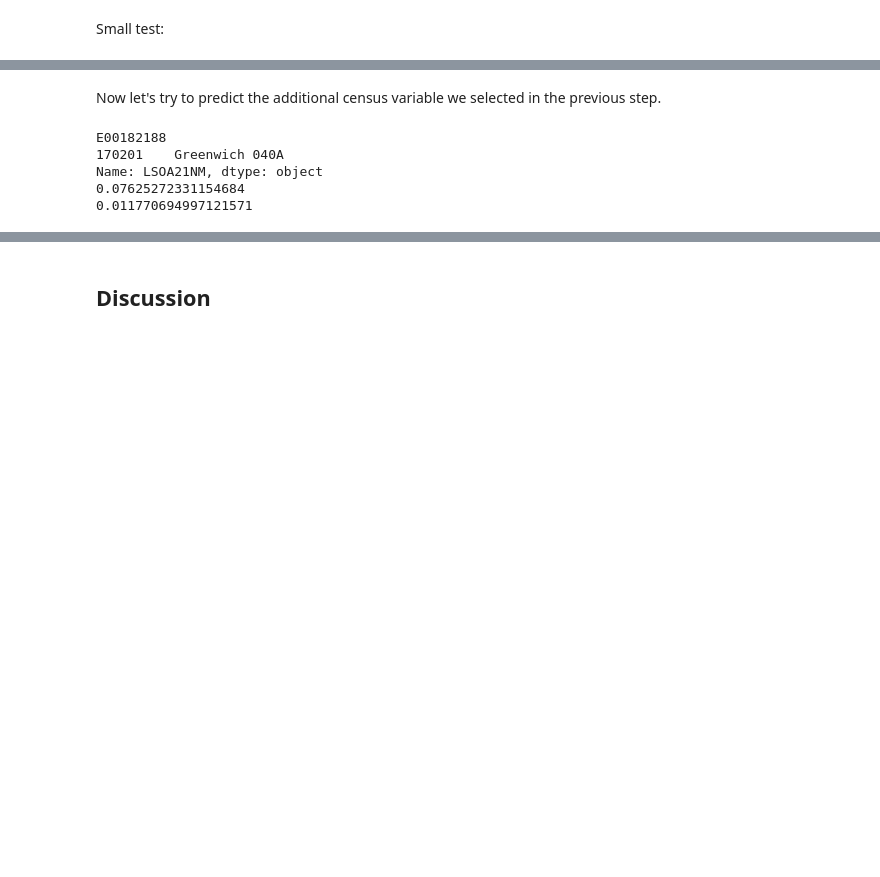
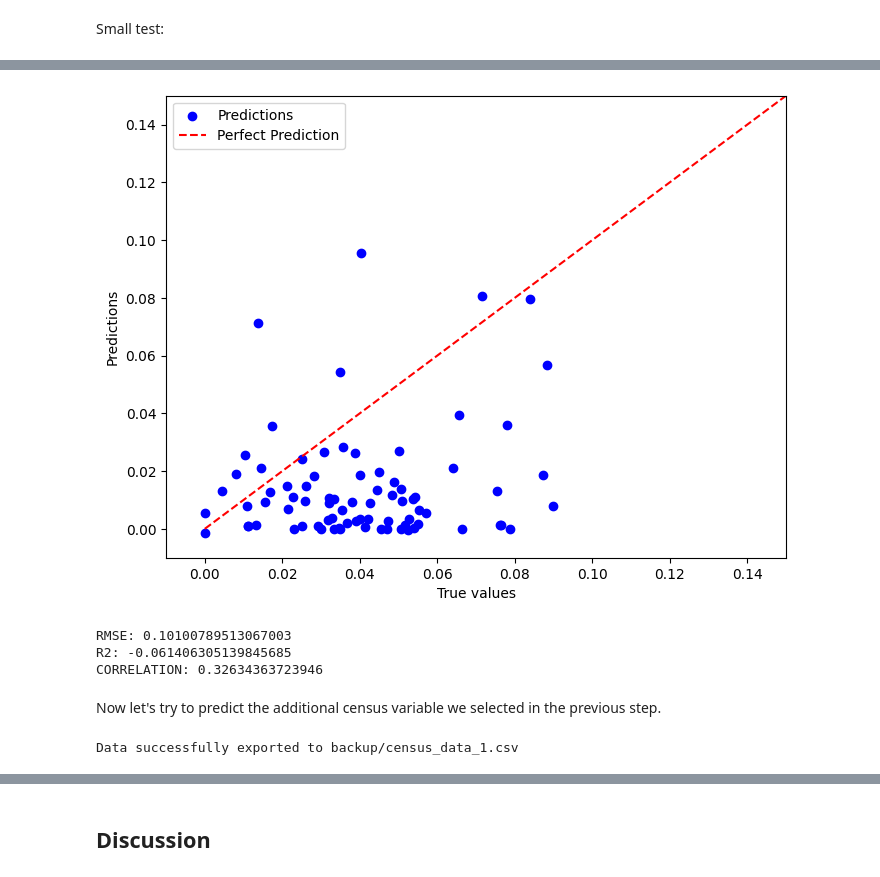
Before and after one commit to sdenyskov/sd995_ads_2024, a Jupyter notebook: notebooks/ads_course_assessment.ipynb, the cells around one changed output, grey strips where cells are left out. Cells and saved outputs as stored; diff of their text form; code cells hidden in the pictures; blank space fills up the shorter version.

```diff
--- a/notebooks/ads_course_assessment.ipynb
+++ b/notebooks/ads_course_assessment.ipynb
@@ -932,0 +1116,6 @@ This is not enough - it makes more sense to include all objects located in proxi
+# %%
+results_df = pd.DataFrame({'OA21CD': oa_data_gdf['OA21CD']})
+results_df.set_index('OA21CD', inplace=True)
+# %%
+oa_data_gdf['buffer'] = oa_data_gdf.geometry.buffer(1000)  # Buffer distance in meters (EPSG:27700 is metric) - create a 1km buffer around each output area
+oa_data_gdf.set_geometry('buffer', inplace=True)
@@ -1160,3 +1655,6 @@ def get_true_NSSEC_L15Prop(latitude: float, longitude: float) -> float:
+# %%
+fynesse.access.db_to_csv(conn, 'census_data_1', 'backup/census_data_1.csv')
+census_data_1_df = pd.read_csv('backup/census_data_1.csv')
 # %%
 def estimate_NSSEC_L15Prop(latitude: float, longitude: float) -> float:
     """
@@ -1215,6 +1714,9 @@ Now a bit more than that:
 import numpy as np
 import random
 # %%
+warnings.simplefilter(action='ignore', category=FutureWarning)
+warnings.simplefilter(action='ignore', category=RuntimeWarning)
+
 lat_min, lat_max = 51.3, 53.8
 lon_min, lon_max = -2.5, 1.5
 samples = 100
@@ -1223,24 +1725,17 @@ coords = [(random.uniform(lat_min, lat_max), random.uniform(lon_min, lon_max)) f
 trues = []
 preds = []
 
-selected_features = ['amenity_nearby', 'tourism_nearby', 'leisure_nearby',
-                     'cuisine_nearby', 'sport_nearby', 'shop_nearby',
-                     'religion_nearby', 'house_nearby', 'building_nearby']
-x = oa_data_gdf[selected_features].to_numpy()
-y = oa_data_gdf['NSSEC_L15Prop'].to_numpy()
-model = sm.OLS(y, x)
-results = model.fit()
+for i in range(samples):
 
-for i in range(samples):
-    oa21cd = OA21CD_by_coordinates(coords[i][0], coords[i][1])
-    true_val = get_true_NSSEC_L15Prop(coords[i][0], coords[i][1])
-    if oa21cd is not None:
-        x_pred = oa_data_gdf[oa_data_gdf['OA21CD'] == oa21cd][selected_features].to_numpy()
-        y_pred = results.get_prediction(x_pred).summary_frame(alpha=0.00)['mean']
-        preds.append(y_pred[0])
-        trues.append(true_val)
+    latitude = coords[i][0]
+    longitude = coords[i][1]
+    oa = oa_by_coordinates(latitude, longitude)
+    true_value = get_true_NSSEC_L15Prop(latitude, longitude)
 
-for i in range(len(trues)):
-    print(f"{trues[i]} - {preds[i]}")
-print(np.corrcoef(trues, preds)[0, 1])
+    if oa is not None:
+        pred_value = estimate_NSSEC_L15Prop(latitude, longitude)
+        trues.append(true_value)
+        preds.append(pred_value)
+
+print(f"Correlation coefficient: {np.corrcoef(trues, preds)[0, 1]}")
 # %% [output]
@@ -1266,3 +1764,15 @@ Correlation of 0.80 seems to be quite a good result.
+# %%
+fynesse.assess.plot_predictions_against_trues(trues, preds, (-0.01, 0.15))
+# %% [output]
+[figure, added]
+RMSE: 0.10100789513067003
+R2: -0.061406305139845685
+CORRELATION: 0.32634363723946
 # %% [markdown]
 Now let's try to predict the additional census variable we selected in the previous step.
+# %%
+fynesse.access.db_to_csv(conn, 'census_data_1', 'backup/census_data_1.csv')
+census_data_1_df = pd.read_csv('backup/census_data_1.csv')
+# %% [output]
+Data successfully exported to backup/census_data_1.csv
 # %%
@@ -1317,18 +1830,2 @@ def estimate_MI_WasOutUKProp(latitude: float, longitude: float) -> float:
         y_pred = results.get_prediction(x_pred).summary_frame(alpha=0.00)['mean']
         return y_pred[0]
-# %%
-latitude = 51.5
-longitude = 0
-
-oa21cd = OA21CD_by_coordinates(latitude, longitude)
-name = oa_data_gdf[oa_data_gdf['OA21CD'] == oa21cd]["LSOA21NM"]
-print(oa21cd)
-print(name)
-print(get_true_MI_WasOutUKProp(latitude, longitude))
-print(estimate_MI_WasOutUKProp(latitude, longitude))
-# %% [output]
-E00182188
-170201    Greenwich 040A
-Name: LSOA21NM, dtype: object
-0.07625272331154684
-0.011770694997121571
```
Also changed, not shown: parts of 184 cells of this notebook, 1 other file.
